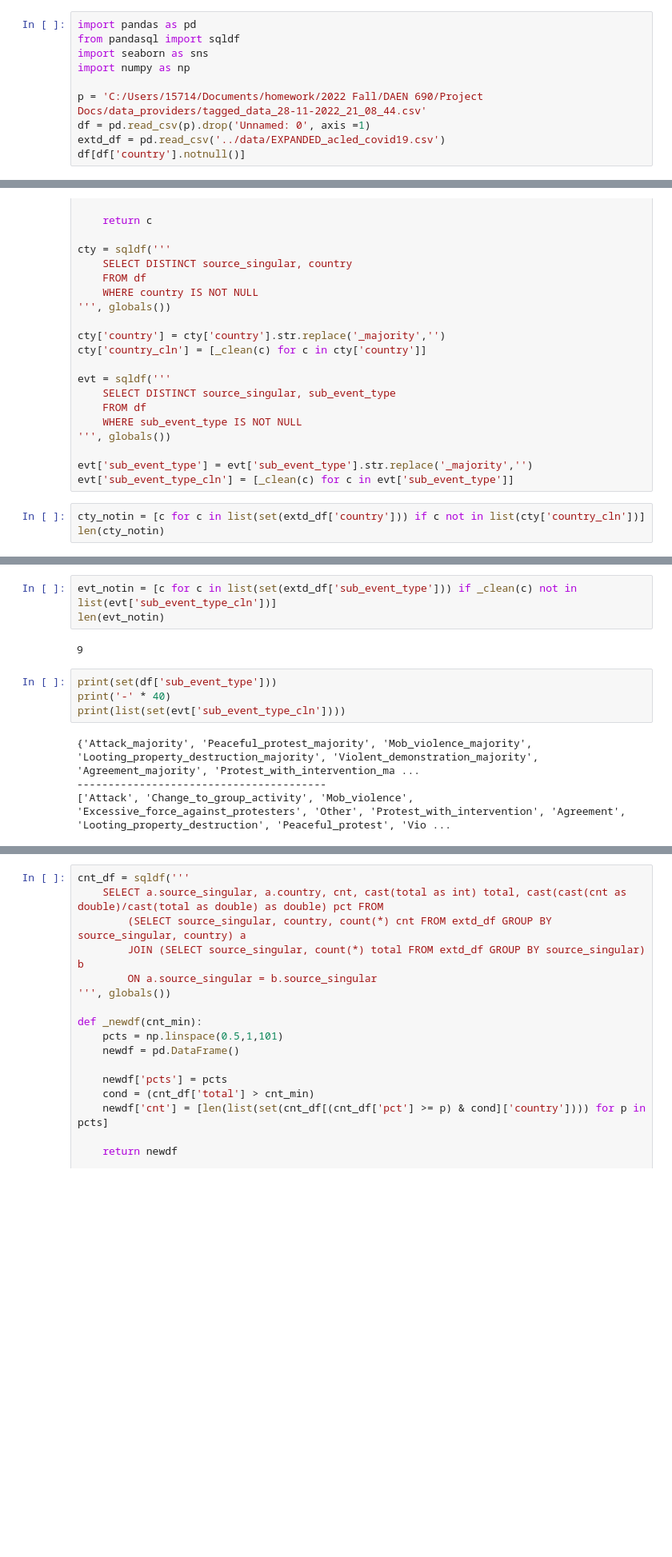
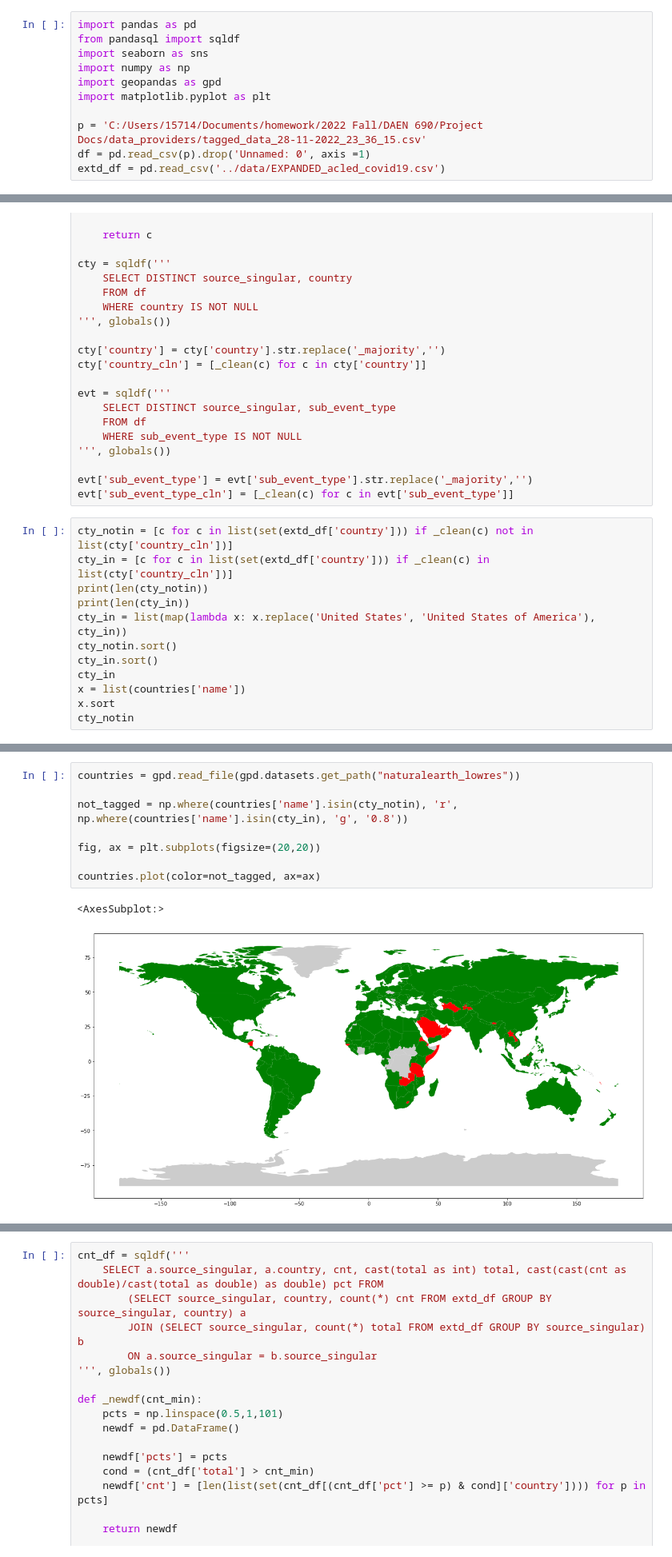
Before and after one commit to bradywilky/data_providers, a Jupyter notebook: code_development/analysis/threshold_analysis.ipynb, the cells around one changed output, grey strips where cells are left out. Shown: that part at 80% size. Saved outputs shown, nothing was run; the diff lists cells and outputs as text; blank space fills up the shorter version.

```diff
--- a/code_development/analysis/threshold_analysis.ipynb
+++ b/code_development/analysis/threshold_analysis.ipynb
@@ -3,8 +3,9 @@ import pandas as pd
 from pandasql import sqldf
 import seaborn as sns
 import numpy as np
+import geopandas as gpd
+import matplotlib.pyplot as plt
 
-p = 'C:/Users/15714/Documents/homework/2022 Fall/DAEN 690/Project Docs/data_providers/tagged_data_28-11-2022_21_08_44.csv'
+p = 'C:/Users/15714/Documents/homework/2022 Fall/DAEN 690/Project Docs/data_providers/tagged_data_28-11-2022_23_36_15.csv'
 df = pd.read_csv(p).drop('Unnamed: 0', axis =1)
 extd_df = pd.read_csv('../data/EXPANDED_acled_covid19.csv')
-df[df['country'].notnull()]
@@ -63,6 +95,15 @@ evt = sqldf('''
 evt['sub_event_type'] = evt['sub_event_type'].str.replace('_majority','')
 evt['sub_event_type_cln'] = [_clean(c) for c in evt['sub_event_type']]
 # %%
-cty_notin = [c for c in list(set(extd_df['country'])) if c not in list(cty['country_cln'])]
-len(cty_notin)
+cty_notin = [c for c in list(set(extd_df['country'])) if _clean(c) not in list(cty['country_cln'])]
+cty_in = [c for c in list(set(extd_df['country'])) if _clean(c) in list(cty['country_cln'])]
+print(len(cty_notin))
+print(len(cty_in))
+cty_in = list(map(lambda x: x.replace('United States', 'United States of America'), cty_in))
+cty_notin.sort()
+cty_in.sort()
+cty_in
+x = list(countries['name'])
+x.sort
+cty_notin
 # %% [output]
@@ -70,13 +129,11 @@ len(cty_notin)
-# %%
-evt_notin = [c for c in list(set(extd_df['sub_event_type'])) if _clean(c) not in list(evt['sub_event_type_cln'])]
-len(evt_notin)
-# %% [output]
-9
-# %%
-print(set(df['sub_event_type']))
-print('-' * 40)
-print(list(set(evt['sub_event_type_cln'])))
-# %% [output]
-{'Attack_majority', 'Peaceful_protest_majority', 'Mob_violence_majority', 'Looting_property_destruction_majority', 'Violent_demonstration_majority', 'Agreement_majority', 'Protest_with_intervention_ma ...
-----------------------------------------
-['Attack', 'Change_to_group_activity', 'Mob_violence', 'Excessive_force_against_protesters', 'Other', 'Protest_with_intervention', 'Agreement', 'Looting_property_destruction', 'Peaceful_protest', 'Vio ...
+# %%
+countries = gpd.read_file(gpd.datasets.get_path("naturalearth_lowres"))
+
+not_tagged = np.where(countries['name'].isin(cty_notin), 'r', np.where(countries['name'].isin(cty_in), 'g', '0.8'))
+
+fig, ax = plt.subplots(figsize=(20,20))
+
+countries.plot(color=not_tagged, ax=ax)
+# %% [output]
+<AxesSubplot:>
+[figure, added]
```
Also changed, not shown: parts of 11 cells of this notebook, 4 other files.
